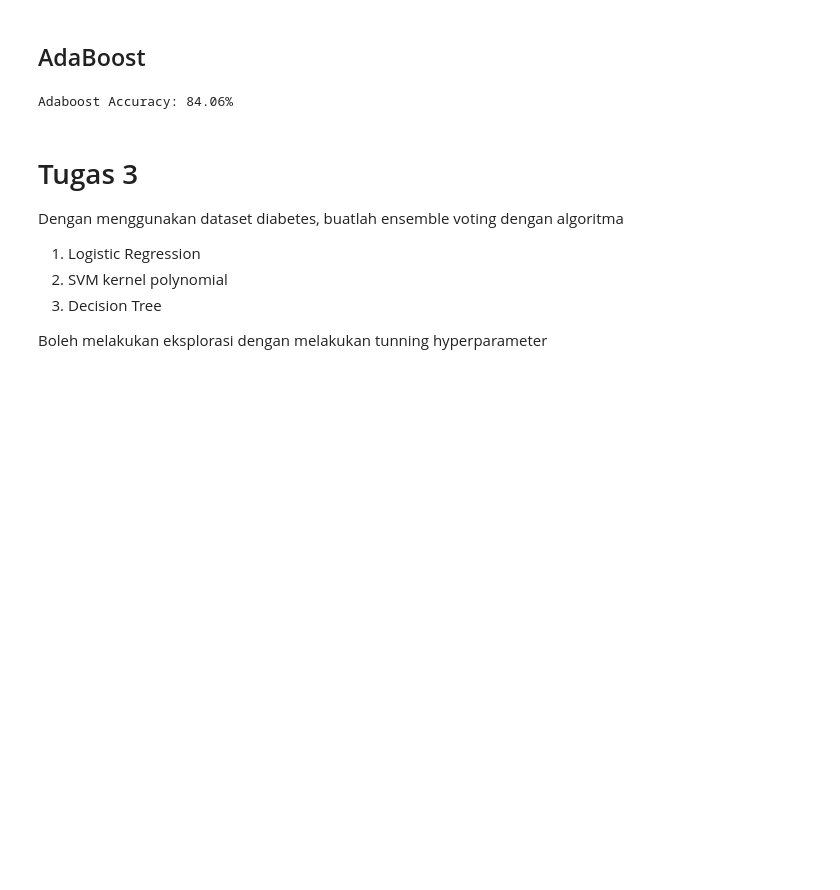
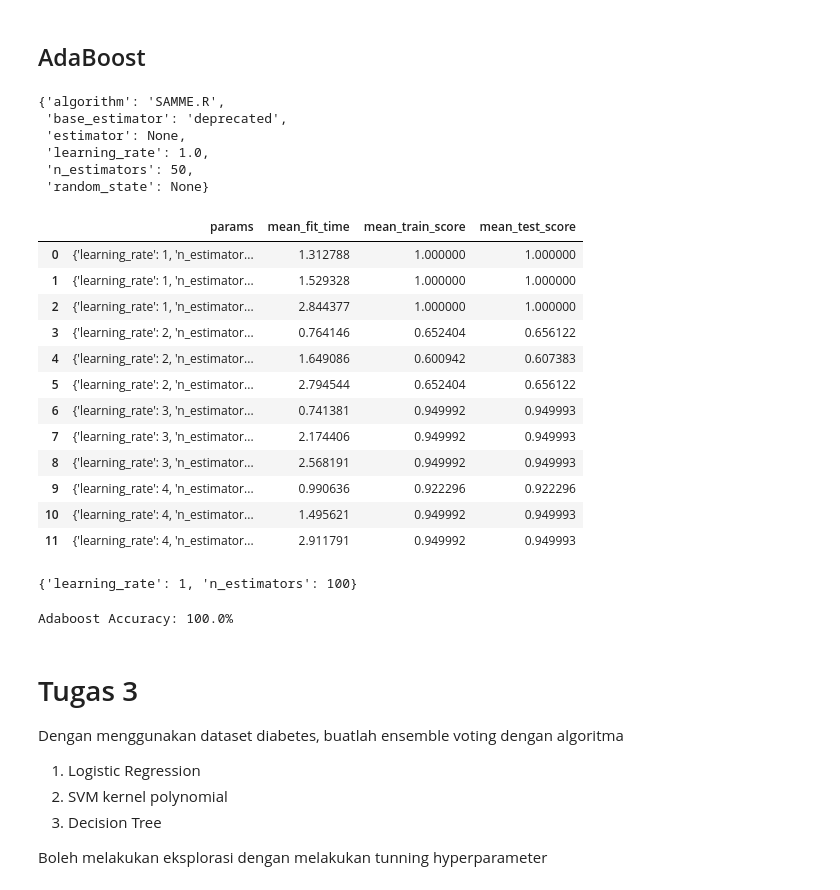
Before and after one commit to diaputr/machine-learning, a Jupyter notebook: Modul_6_Ensemble_Learning.ipynb, the cells around one changed output. Drawn from its saved outputs; the diff is of its cells as text; code cells hidden in the pictures; blank space fills up the shorter version.

```diff
--- a/Modul_6_Ensemble_Learning.ipynb
+++ b/Modul_6_Ensemble_Learning.ipynb
@@ -576,15 +768,59 @@ Test Accuracy: 100.0%
 Terdapat dataset mushroom. Berdasarkan dataset tersebut, bandingkan performa antara algoritma **Decision Tree** dan **AdaBoost**. Gunakan tunning hyperparameter untuk mendapatkan parameter dan akurasi yang terbaik.
 # %% [markdown]
 ## AdaBoost
+# %%
+ada = AdaBoostClassifier()
+ada.get_params()
+# %% [output]
+{'algorithm': 'SAMME.R',
+ 'base_estimator': 'deprecated',
+ 'estimator': None,
+ 'learning_rate': 1.0,
+ 'n_estimators': 50,
+ 'random_state': None}
+# %%
+# Specifying hyperparameters' range for the model:
+parameters_ada = {"learning_rate" : np.arange(1, 5),
+                 "n_estimators" : [100, 200, 300]}
+
+# Create a Grid Search Cross Validation instance ("n_jobs=-1" means use all cores of the processor):
+grid_search_ada = GridSearchCV(ada, parameters_ada, cv=6, n_jobs=-1, return_train_score=True)
+
+# Fit Grid Search model with data:
+grid_search_ada.fit(X_train, y_train)
+
+# Show results for all combinations:
+pd.DataFrame(grid_search_ada.cv_results_)[["params", "mean_fit_time", "mean_train_score", "mean_test_score"]]
+# %% [output]
+|  | params | mean_fit_time | mean_train_score | mean_test_score |
+| 0 | {'learning_rate': 1, 'n_estimator... | 1.312788 | 1.000000 | 1.000000 |
+| 1 | {'learning_rate': 1, 'n_estimator... | 1.529328 | 1.000000 | 1.000000 |
+| 2 | {'learning_rate': 1, 'n_estimator... | 2.844377 | 1.000000 | 1.000000 |
+| 3 | {'learning_rate': 2, 'n_estimator... | 0.764146 | 0.652404 | 0.656122 |
+| 4 | {'learning_rate': 2, 'n_estimator... | 1.649086 | 0.600942 | 0.607383 |
+| 5 | {'learning_rate': 2, 'n_estimator... | 2.794544 | 0.652404 | 0.656122 |
+| 6 | {'learning_rate': 3, 'n_estimator... | 0.741381 | 0.949992 | 0.949993 |
+| 7 | {'learning_rate': 3, 'n_estimator... | 2.174406 | 0.949992 | 0.949993 |
+| 8 | {'learning_rate': 3, 'n_estimator... | 2.568191 | 0.949992 | 0.949993 |
+| 9 | {'learning_rate': 4, 'n_estimator... | 0.990636 | 0.922296 | 0.922296 |
+| 10 | {'learning_rate': 4, 'n_estimator... | 1.495621 | 0.949992 | 0.949993 |
+| 11 | {'learning_rate': 4, 'n_estimator... | 2.911791 | 0.949992 | 0.949993 |
+# %%
+# cari paramter yang terbaik
+grid_search_ada.best_params_
+# %% [output]
+{'learning_rate': 1, 'n_estimators': 100}
 # %%
-ada = AdaBoostClassifier(n_estimators=2)
+ada = AdaBoostClassifier(learning_rate=1, n_estimators=100)
 
 # Sesuaikan dt ke set training
 ada.fit(X_train, y_train)
 
-print("Adaboost Accuracy: {}%".format(round(ada.score(X_test,y_test)*100,2)))
+y_pred = ada.predict(X_test)
+
+print("Adaboost Accuracy: {}%".format(round(ada.score(X_test,y_pred)*100,2)))
 # %% [output]
-Adaboost Accuracy: 84.06%
+Adaboost Accuracy: 100.0%
 # %% [markdown]
 # Tugas 3
 
```
Also changed, not shown: parts of 33 cells of this notebook.
